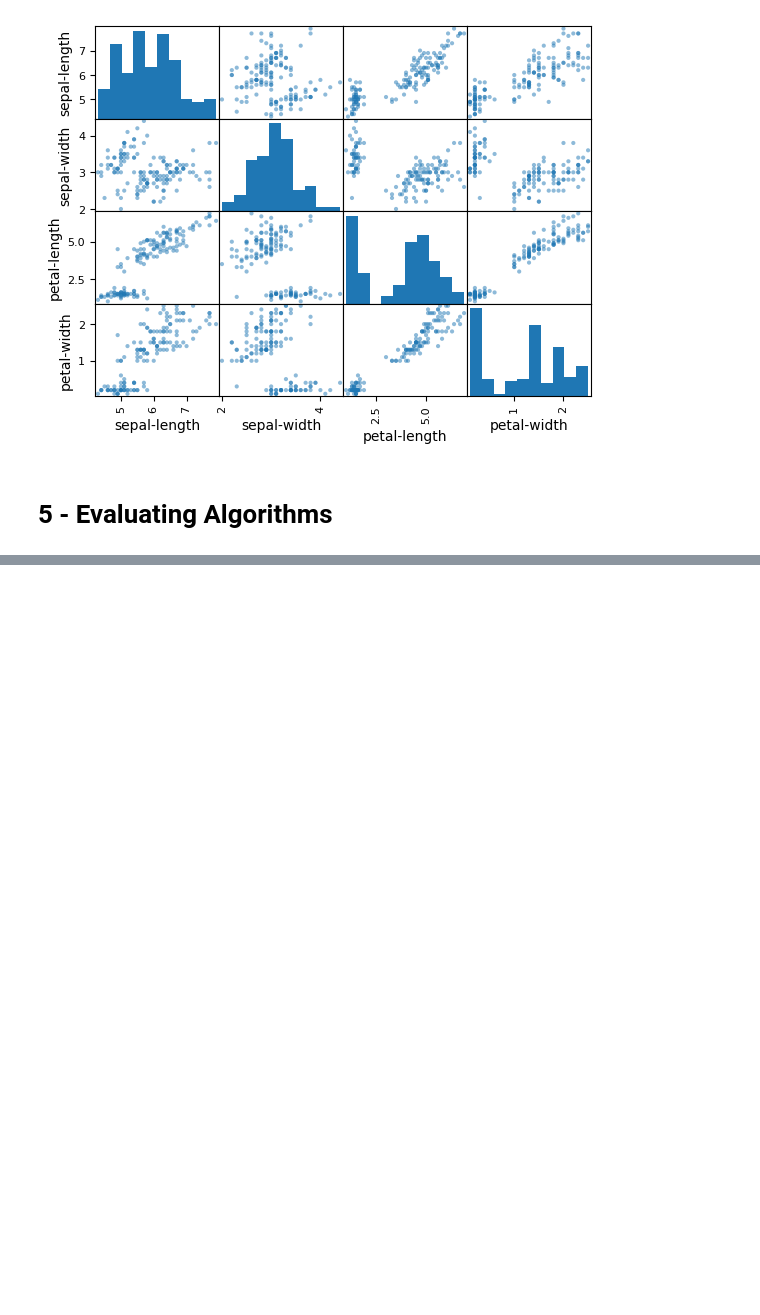
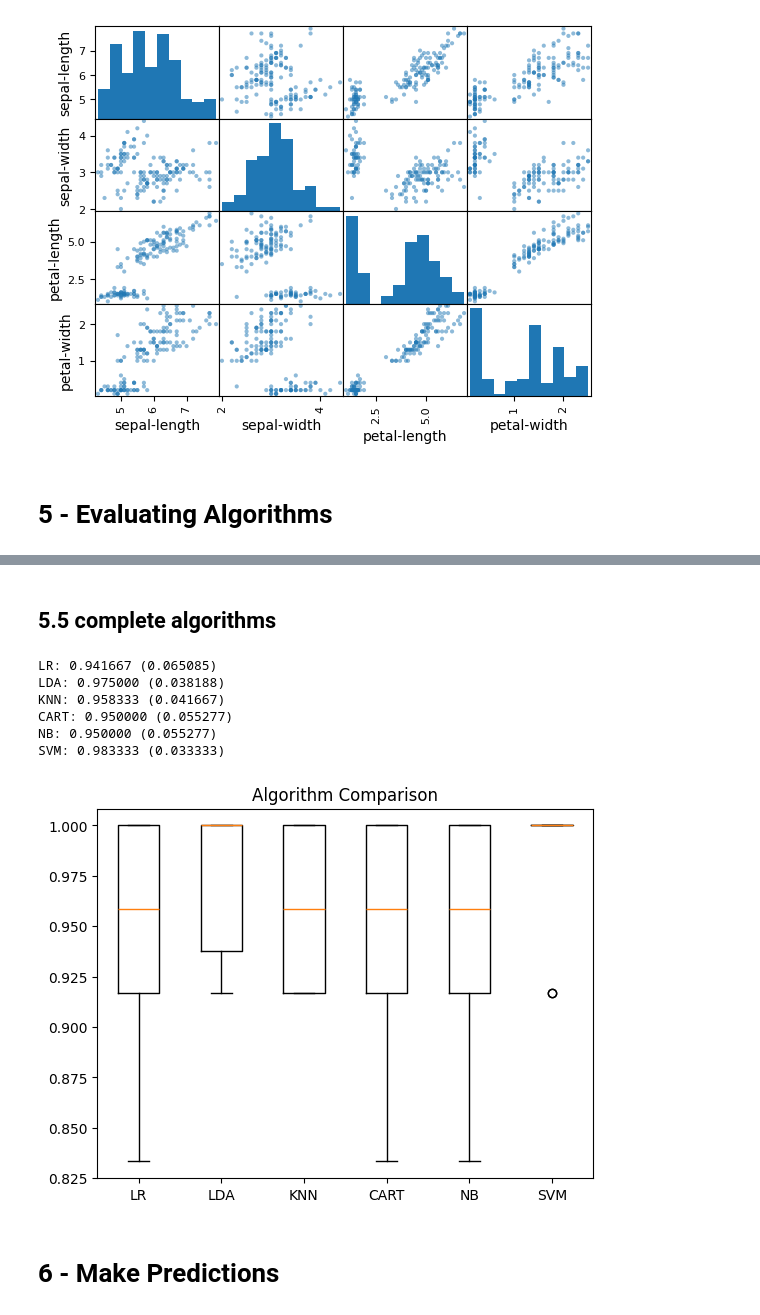
Before and after one commit to s-lenz/Assignment-5-Python, a Jupyter notebook: Scipy.ipynb, the cells around one changed output, grey strips where cells are left out. Saved outputs shown, nothing was run; the diff lists cells and outputs as text; code cells hidden in the pictures; blank space fills up the shorter version.

```diff
--- a/Scipy.ipynb
+++ b/Scipy.ipynb
@@ -177,0 +210,55 @@ X_train, X_validation, Y_train, Y_validation = train_test_split(X, y, test_size=
+# %% [markdown]
+## 5.5 complete algorithms
+# %%
+# compare algorithms
+from pandas import read_csv
+from matplotlib import pyplot
+from sklearn.model_selection import train_test_split
+from sklearn.model_selection import cross_val_score
+from sklearn.model_selection import StratifiedKFold
+from sklearn.linear_model import LogisticRegression
+from sklearn.tree import DecisionTreeClassifier
+from sklearn.neighbors import KNeighborsClassifier
+from sklearn.discriminant_analysis import LinearDiscriminantAnalysis
+from sklearn.naive_bayes import GaussianNB
+from sklearn.svm import SVC
+# Load dataset
+url = "https://raw.githubusercontent.com/jbrownlee/Datasets/master/iris.csv"
+names = ['sepal-length', 'sepal-width', 'petal-length', 'petal-width', 'class']
+dataset = read_csv(url, names=names)
+# Split-out validation dataset
+array = dataset.values
+X = array[:,0:4]
+y = array[:,4]
+X_train, X_validation, Y_train, Y_validation = train_test_split(X, y, test_size=0.20, random_state=1, shuffle=True)
+# Spot Check Algorithms
+models = []
+models.append(('LR', LogisticRegression(solver='liblinear', multi_class='ovr')))
+models.append(('LDA', LinearDiscriminantAnalysis()))
+models.append(('KNN', KNeighborsClassifier()))
+models.append(('CART', DecisionTreeClassifier()))
+models.append(('NB', GaussianNB()))
+models.append(('SVM', SVC(gamma='auto')))
+# evaluate each model in turn
+results = []
+names = []
+for name, model in models:
+    kfold = StratifiedKFold(n_splits=10, random_state=1, shuffle=True)
+    cv_results = cross_val_score(model, X_train, Y_train, cv=kfold, scoring='accuracy')
+    results.append(cv_results)
+    names.append(name)
+    print('%s: %f (%f)' % (name, cv_results.mean(), cv_results.std()))
+# Compare Algorithms
+pyplot.boxplot(results, labels=names)
+pyplot.title('Algorithm Comparison')
+pyplot.show()
+# %% [output]
+LR: 0.941667 (0.065085)
+LDA: 0.975000 (0.038188)
+KNN: 0.958333 (0.041667)
+CART: 0.950000 (0.055277)
+NB: 0.950000 (0.055277)
+SVM: 0.983333 (0.033333)
+[figure, added]
+# %% [markdown]
+# 6 - Make Predictions
```
Also changed, not shown: parts of 5 cells of this notebook, 2 other files.
